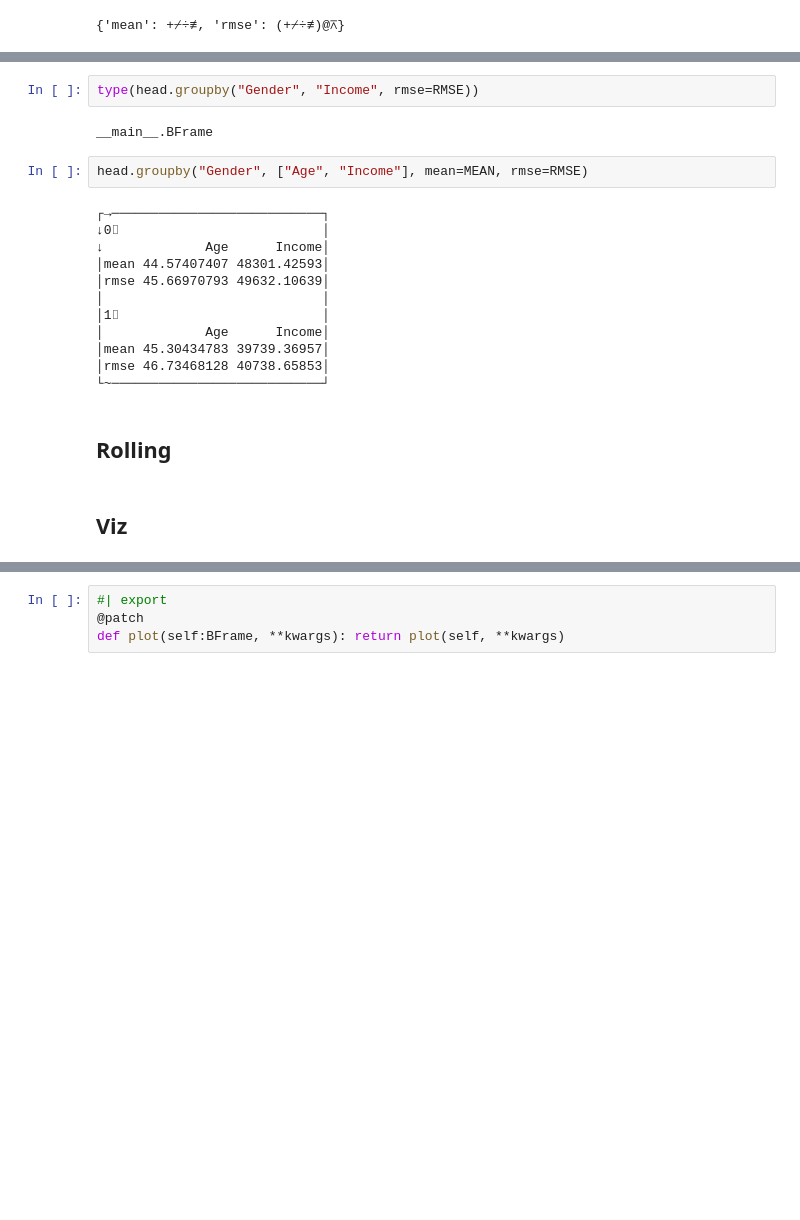
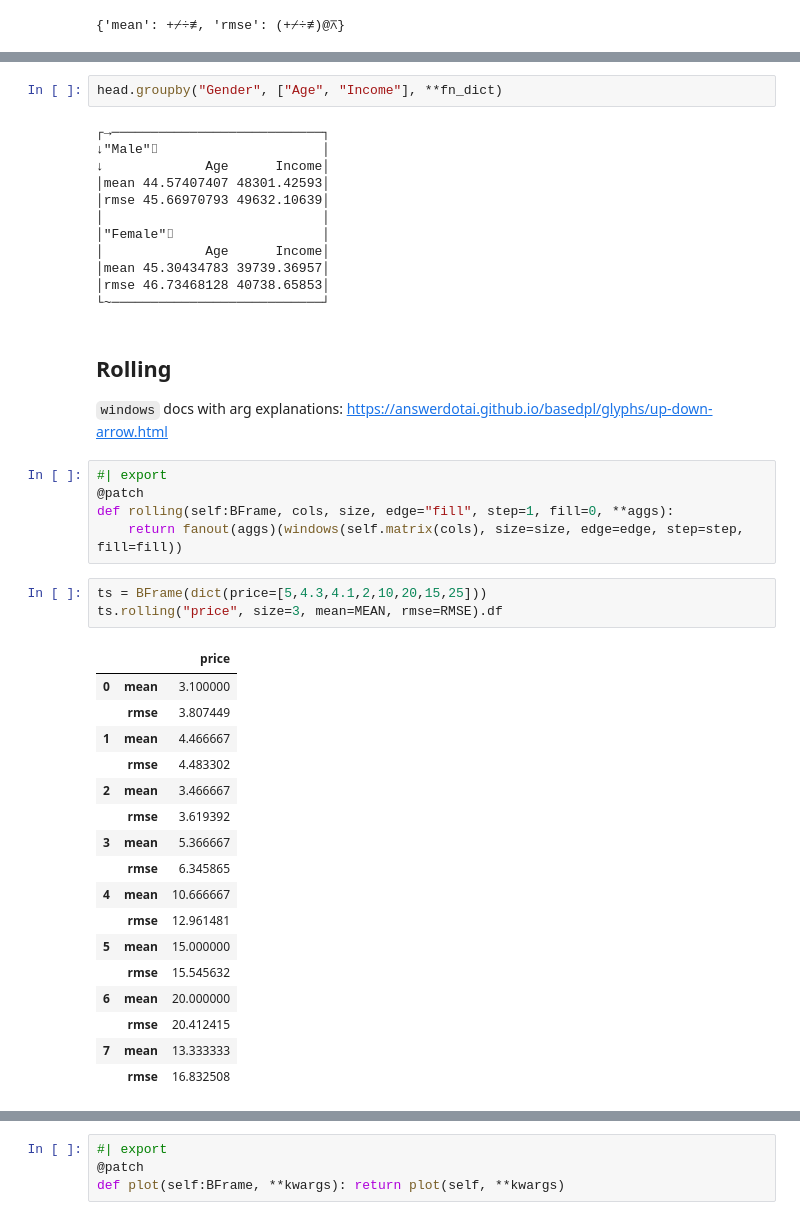
Before and after one commit to AnswerDotAI/basedtab, a Jupyter notebook: nbs/00_core.ipynb, the cells around one changed output, grey strips where cells are left out. Drawn from its saved outputs; the diff is of its cells as text; blank space fills up the shorter version.

Commit message:
rolling, groupby named keys, simplify

```diff
--- a/nbs/00_core.ipynb
+++ b/nbs/00_core.ipynb
@@ -136,25 +138,46 @@ head.groupby("Gender", "Income", rmse=RMSE)
 │          Income│
 │rmse 40738.65853│
 └~───────────────┘
-# %%
-type(head.groupby("Gender", "Income", rmse=RMSE))
-# %% [output]
-__main__.BFrame
 # %%
-head.groupby("Gender", ["Age", "Income"], mean=MEAN, rmse=RMSE)
+head.groupby("Gender", ["Age", "Income"], **fn_dict)
 # %% [output]
 ┌→───────────────────────────┐
-↓0⌷                          │
+↓"Male"⌷                     │
 ↓             Age      Income│
 │mean 44.57407407 48301.42593│
 │rmse 45.66970793 49632.10639│
 │                            │
-│1⌷                          │
+│"Female"⌷                   │
 │             Age      Income│
 │mean 45.30434783 39739.36957│
 │rmse 46.73468128 40738.65853│
 └~───────────────────────────┘
 # %% [markdown]
 ## Rolling
+`windows` docs with arg explanations: https://answerdotai.github.io/basedpl/glyphs/up-down-arrow.html
-# %% [markdown]
-## Viz
+# %%
+#| export
+@patch
+def rolling(self:BFrame, cols, size, edge="fill", step=1, fill=0, **aggs):
+    return fanout(aggs)(windows(self.matrix(cols), size=size, edge=edge, step=step, fill=fill))
+# %%
+ts = BFrame(dict(price=[5,4.3,4.1,2,10,20,15,25]))
+ts.rolling("price", size=3, mean=MEAN, rmse=RMSE).df
+# %% [output]
+|  |  | price |
+| 0 | mean | 3.100000 |
+|  | rmse | 3.807449 |
+| 1 | mean | 4.466667 |
+|  | rmse | 4.483302 |
+| 2 | mean | 3.466667 |
+|  | rmse | 3.619392 |
+| 3 | mean | 5.366667 |
+|  | rmse | 6.345865 |
+| 4 | mean | 10.666667 |
+|  | rmse | 12.961481 |
+| 5 | mean | 15.000000 |
+|  | rmse | 15.545632 |
+| 6 | mean | 20.000000 |
+|  | rmse | 20.412415 |
+| 7 | mean | 13.333333 |
+|  | rmse | 16.832508 |
```
Also changed, not shown: parts of 10 cells of this notebook, 7 other files.
